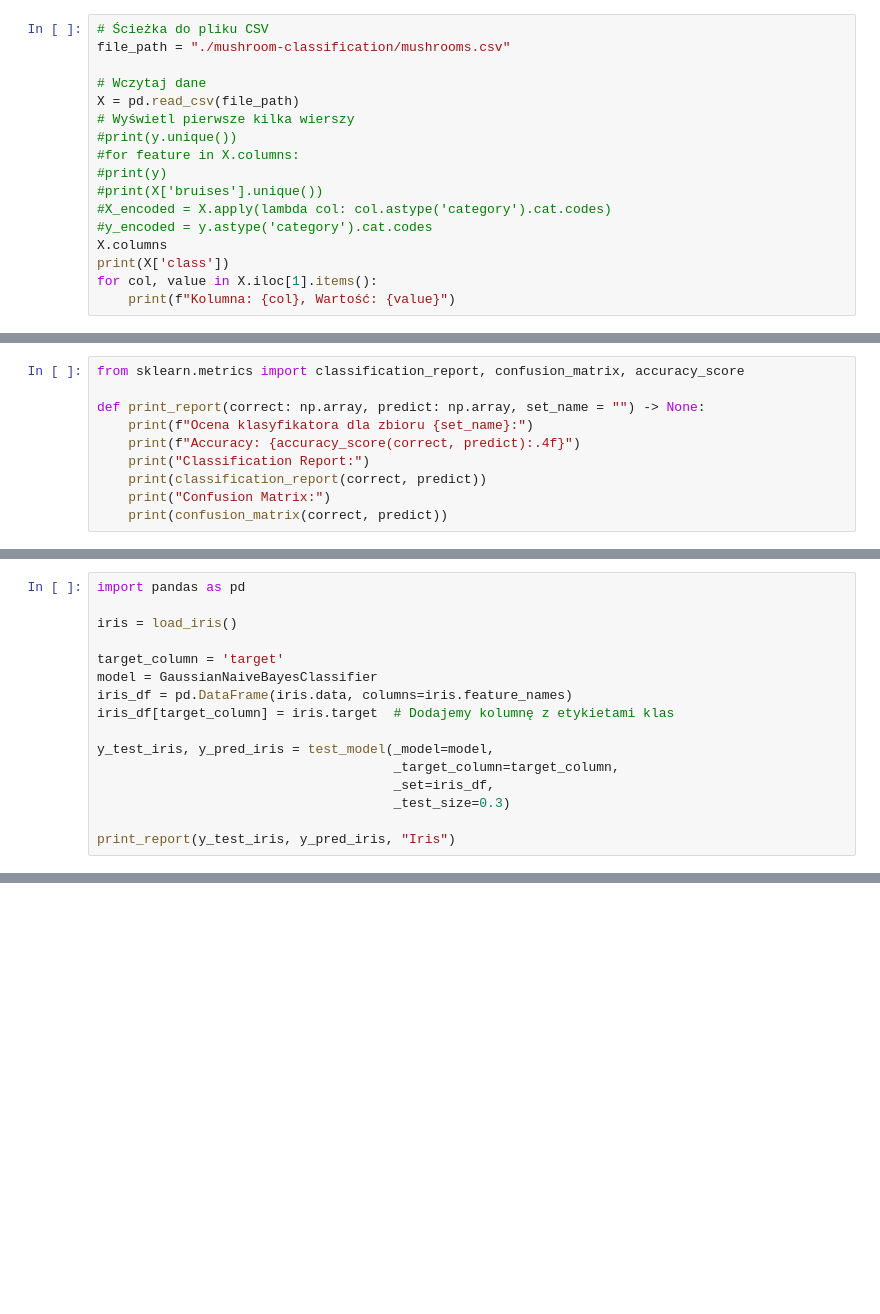
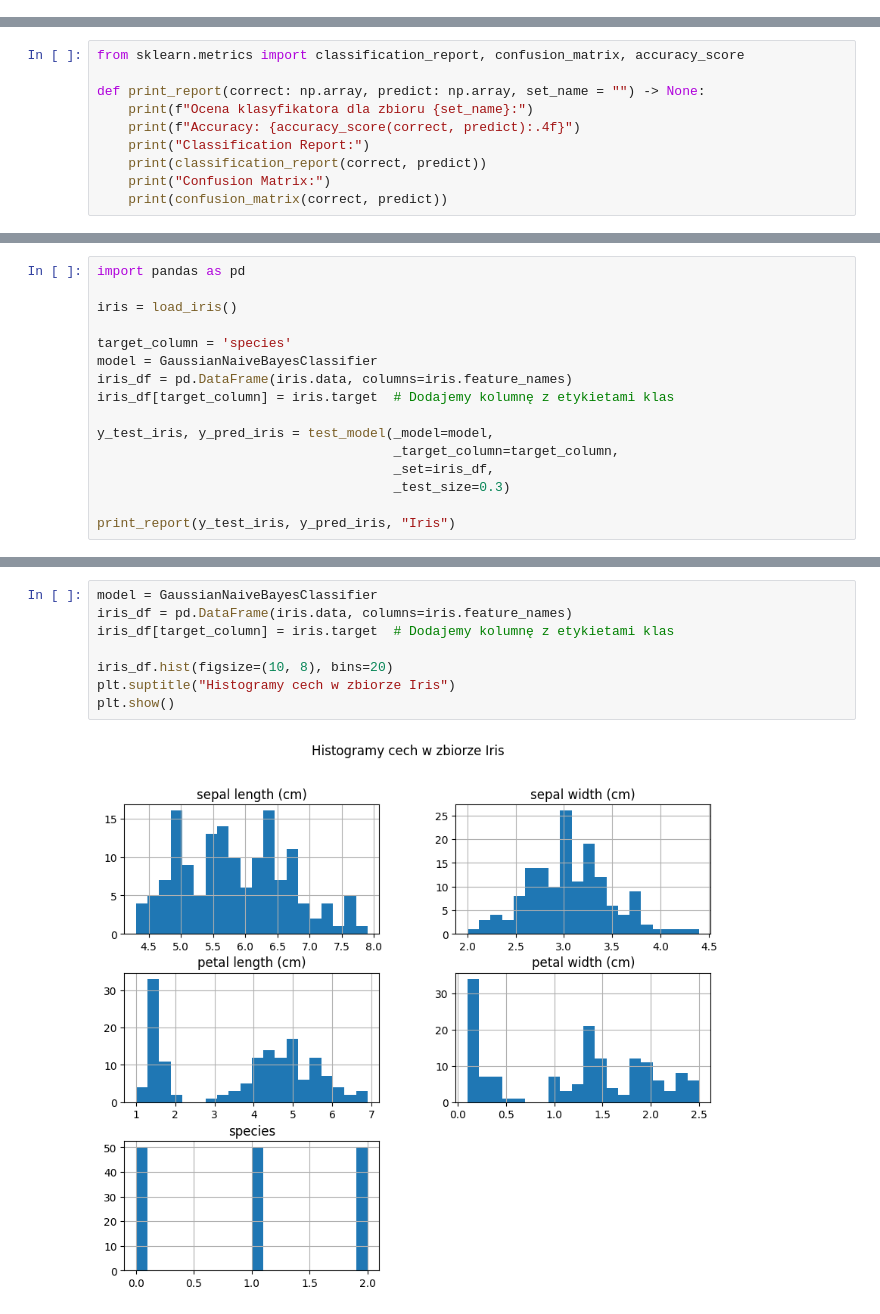
Before and after one commit to FalcO0O/Statystyka-projekt-AGH, a Jupyter notebook: statystyka1.ipynb, the cells around one changed output, grey strips where cells are left out. Drawn from its saved outputs; the diff is of its cells as text; blank space fills up the shorter version.

Commit message:
adding plots

```diff
--- a/statystyka1.ipynb
+++ b/statystyka1.ipynb
@@ -6,21 +8,4 @@ from sklearn import datasets
 import seaborn as sns
 import numpy as np
 import matplotlib. pyplot as plt
-# %%
-# Ścieżka do pliku CSV
-file_path = "./mushroom-classification/mushrooms.csv"
-
-# Wczytaj dane
-X = pd.read_csv(file_path)
-# Wyświetl pierwsze kilka wierszy
-#print(y.unique())
-#for feature in X.columns:
-#print(y)
-#print(X['bruises'].unique())
-#X_encoded = X.apply(lambda col: col.astype('category').cat.codes)
-#y_encoded = y.astype('category').cat.codes
-X.columns
-print(X['class'])
-for col, value in X.iloc[1].items():
-    print(f"Kolumna: {col}, Wartość: {value}")
 # %% [markdown]
@@ -361,7 +375,7 @@ import pandas as pd
 
 iris = load_iris()
 
-target_column = 'target'
+target_column = 'species'
 model = GaussianNaiveBayesClassifier
 iris_df = pd.DataFrame(iris.data, columns=iris.feature_names)
 iris_df[target_column] = iris.target  # Dodajemy kolumnę z etykietami klas
@@ -392,0 +418,10 @@ Confusion Matrix:
+# %%
+model = GaussianNaiveBayesClassifier
+iris_df = pd.DataFrame(iris.data, columns=iris.feature_names)
+iris_df[target_column] = iris.target  # Dodajemy kolumnę z etykietami klas
+
+iris_df.hist(figsize=(10, 8), bins=20)
+plt.suptitle("Histogramy cech w zbiorze Iris")
+plt.show()
+# %% [output]
+[figure, added]
```
Also changed, not shown: parts of 19 cells of this notebook.
